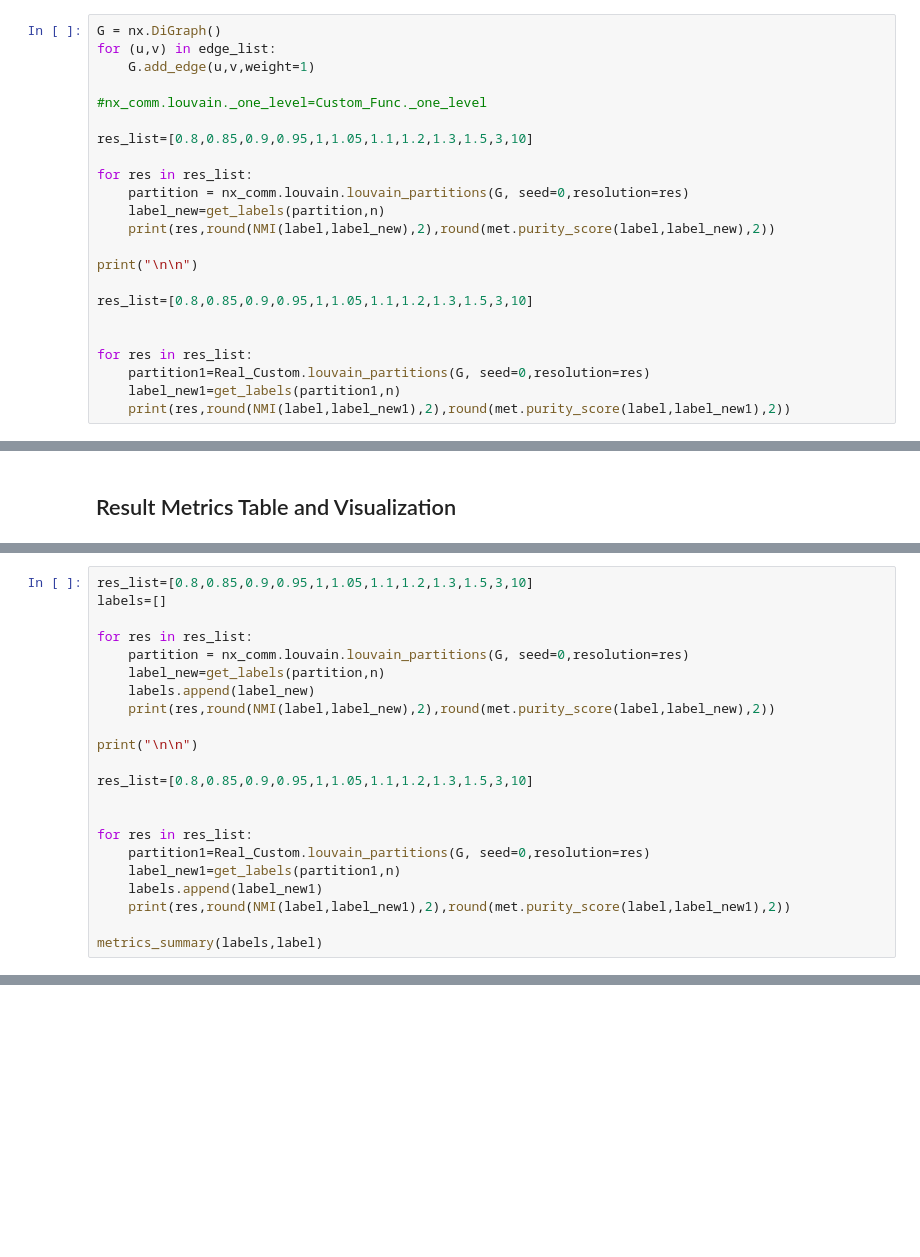
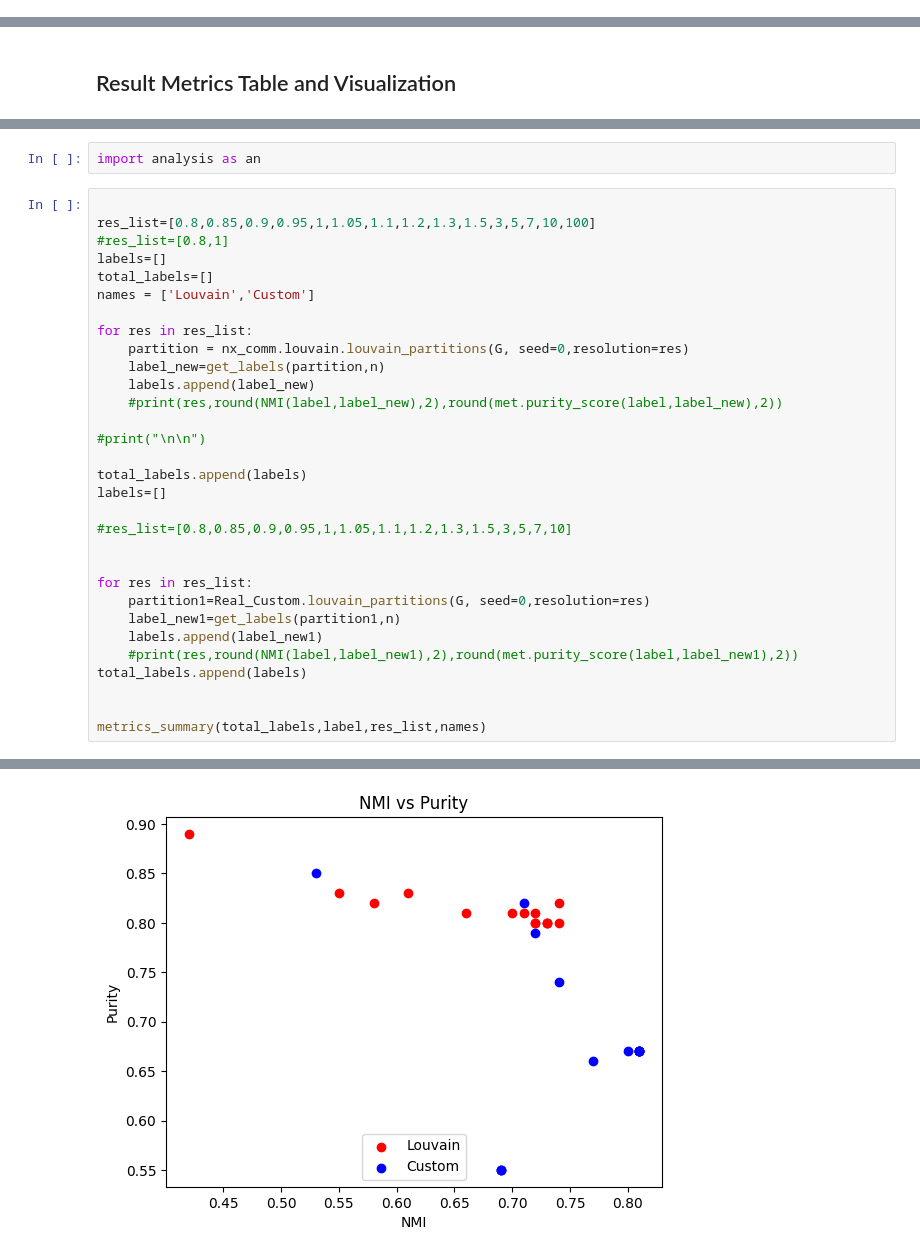
Before and after one commit to csmukherjee/MCPC_Clustering, a Jupyter notebook: Codes/Test_v2.ipynb, the cells around one changed output, grey strips where cells are left out. Drawn from its saved outputs; the diff is of its cells as text; blank space fills up the shorter version.

Commit message:
First draft of Analysis function

```diff
--- a/Codes/Test_v2.ipynb
+++ b/Codes/Test_v2.ipynb
@@ -275,26 +100,3 @@ def get_labels(partition,n_s):
         c=c+1
 
     return label_1
-# %%
-G = nx.DiGraph()
-for (u,v) in edge_list:
-    G.add_edge(u,v,weight=1)
-
-#nx_comm.louvain._one_level=Custom_Func._one_level
-
-res_list=[0.8,0.85,0.9,0.95,1,1.05,1.1,1.2,1.3,1.5,3,10]
-
-for res in res_list:
-    partition = nx_comm.louvain.louvain_partitions(G, seed=0,resolution=res)
-    label_new=get_labels(partition,n)
-    print(res,round(NMI(label,label_new),2),round(met.purity_score(label,label_new),2))
-
-print("\n\n")
-
-res_list=[0.8,0.85,0.9,0.95,1,1.05,1.1,1.2,1.3,1.5,3,10]
-
-
-for res in res_list:
-    partition1=Real_Custom.louvain_partitions(G, seed=0,resolution=res)
-    label_new1=get_labels(partition1,n)
-    print(res,round(NMI(label,label_new1),2),round(met.purity_score(label,label_new1),2))
@@ -352,23 +105,34 @@ def metrics_summary(labels,label):
+# %%
+import analysis as an
 # %%
-res_list=[0.8,0.85,0.9,0.95,1,1.05,1.1,1.2,1.3,1.5,3,10]
+
+res_list=[0.8,0.85,0.9,0.95,1,1.05,1.1,1.2,1.3,1.5,3,5,7,10,100]
+#res_list=[0.8,1]
 labels=[]
+total_labels=[]
+names = ['Louvain','Custom']
 
 for res in res_list:
     partition = nx_comm.louvain.louvain_partitions(G, seed=0,resolution=res)
     label_new=get_labels(partition,n)
     labels.append(label_new)
-    print(res,round(NMI(label,label_new),2),round(met.purity_score(label,label_new),2))
+    #print(res,round(NMI(label,label_new),2),round(met.purity_score(label,label_new),2))
 
-print("\n\n")
+#print("\n\n")
 
-res_list=[0.8,0.85,0.9,0.95,1,1.05,1.1,1.2,1.3,1.5,3,10]
+total_labels.append(labels)
+labels=[]
+
+#res_list=[0.8,0.85,0.9,0.95,1,1.05,1.1,1.2,1.3,1.5,3,5,7,10]
 
 
 for res in res_list:
     partition1=Real_Custom.louvain_partitions(G, seed=0,resolution=res)
     label_new1=get_labels(partition1,n)
     labels.append(label_new1)
-    print(res,round(NMI(label,label_new1),2),round(met.purity_score(label,label_new1),2))
+    #print(res,round(NMI(label,label_new1),2),round(met.purity_score(label,label_new1),2))
+total_labels.append(labels)
 
-metrics_summary(labels,label)
+
+metrics_summary(total_labels,label,res_list,names)
 # %% [output]
@@ -391,0 +156 @@ metrics_summary(labels,label)
+[figure, added]
```
Also changed, not shown: parts of 13 cells of this notebook, 1 other file.
